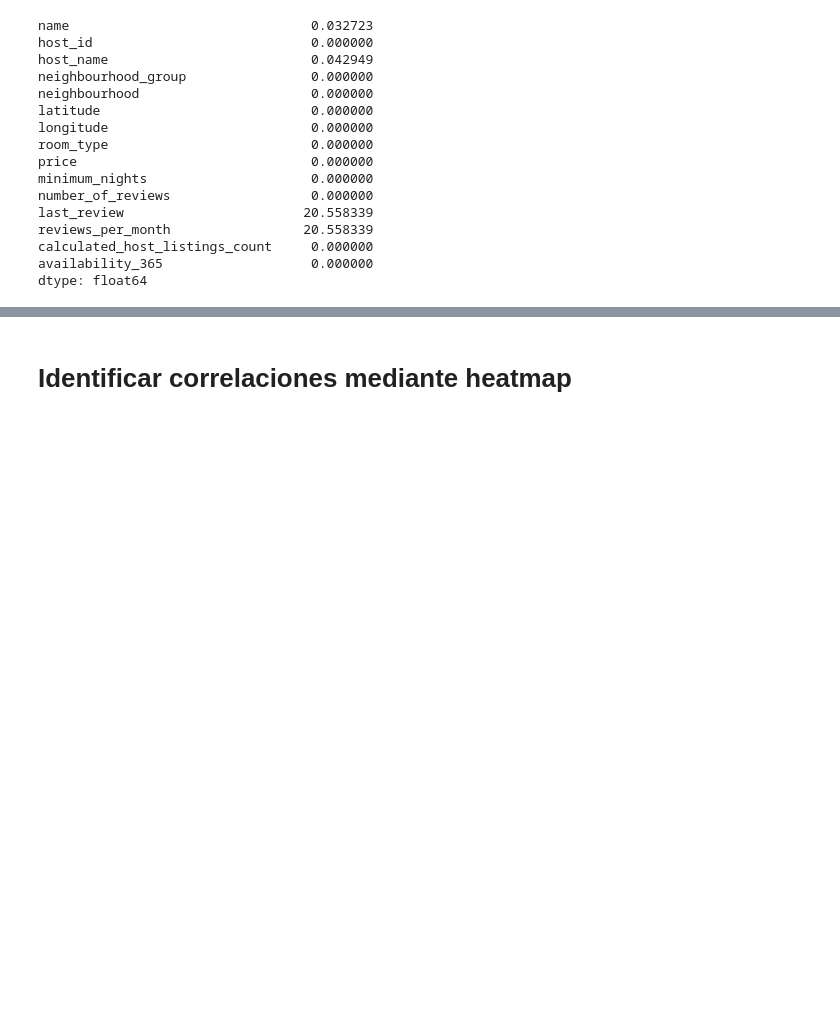
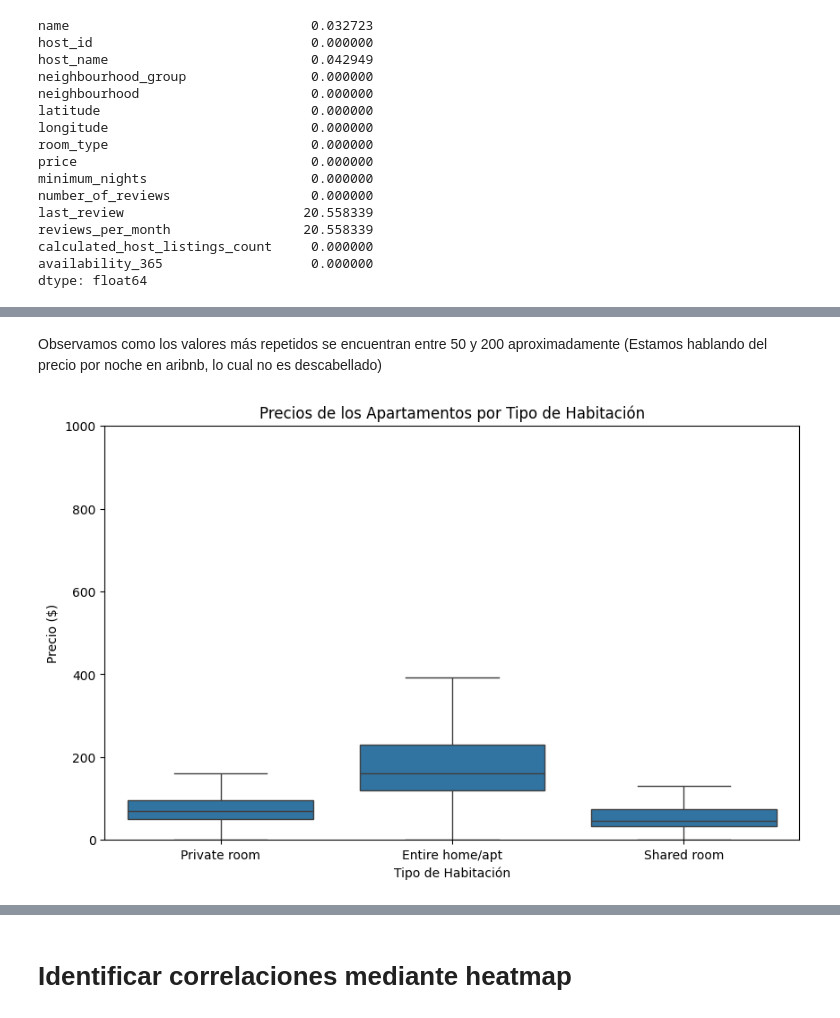
Before and after one commit to 4GeeksAcademy/Data-Preprocessing-Project-Vicente-Polo, a Jupyter notebook: src/explore.ipynb, the cells around one changed output, grey strips where cells are left out. Cells and saved outputs as stored; diff of their text form; code cells hidden in the pictures; blank space fills up the shorter version.

```diff
--- a/src/explore.ipynb
+++ b/src/explore.ipynb
@@ -111,0 +172,12 @@ Como se puede comprobar los campos correspondientes a reviews tienen un 20 por c
+# %% [markdown]
+Observamos como los valores más repetidos se encuentran entre 50 y 200 aproximadamente (Estamos hablando del precio por noche en aribnb, lo cual no es descabellado)
+# %%
+plt.figure(figsize=(10, 6))
+sns.boxplot(x='room_type', y='price', data=df, showfliers=False)
+plt.title('Precios de los Apartamentos por Tipo de Habitación')
+plt.xlabel('Tipo de Habitación')
+plt.ylabel('Precio ($)')
+plt.ylim(0, 1000)  # Limitar los precios para evitar valores extremos
+plt.show()
+# %% [output]
+[figure, added]
```
Also changed, not shown: parts of 36 cells of this notebook.
